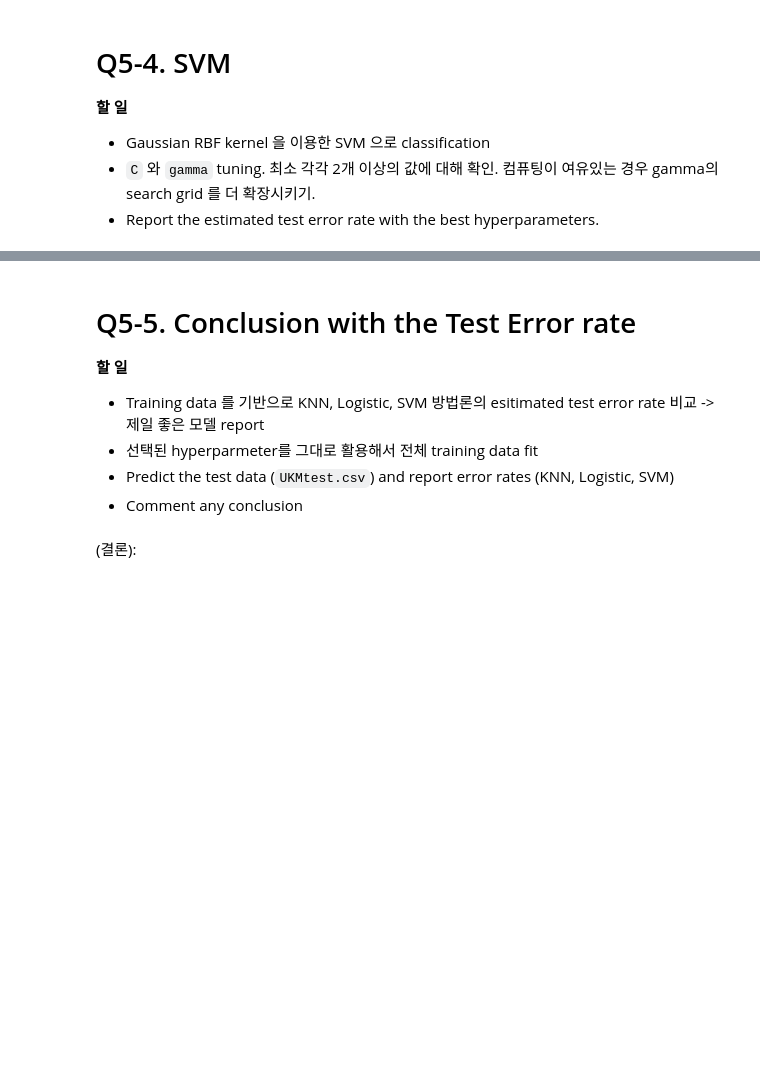
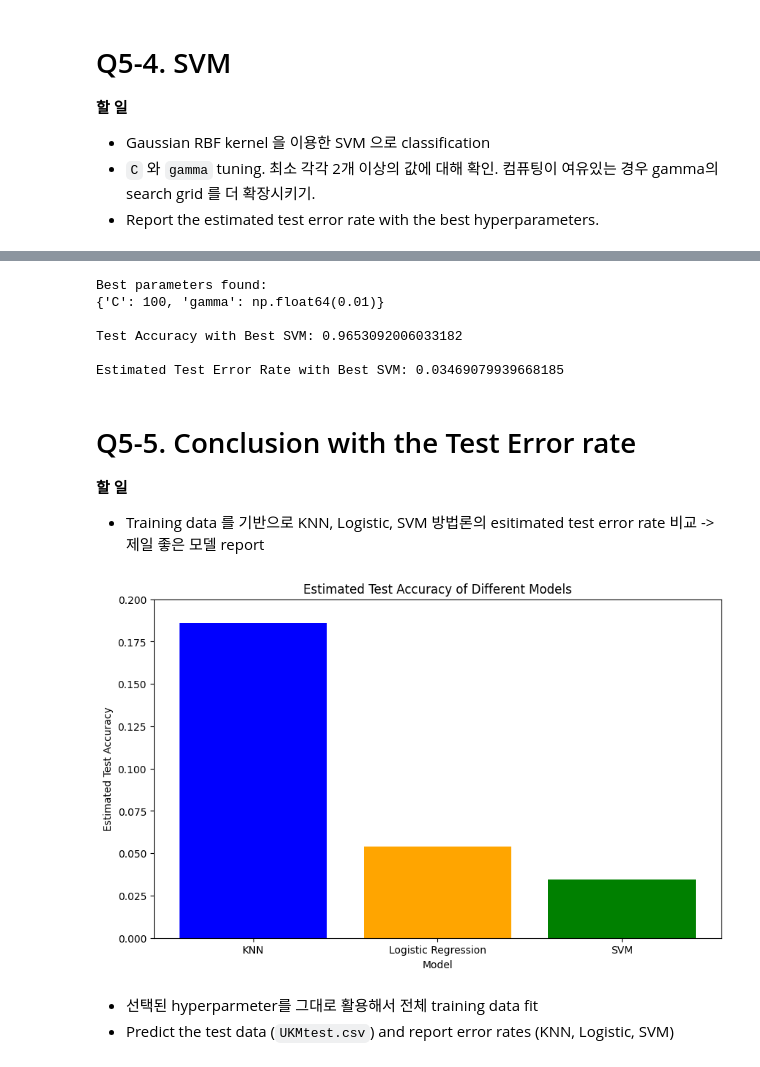
Before and after one commit to jjooki/ML-course-das511, a Jupyter notebook: exam/Exam-1.ipynb, the cells around one changed output, grey strips where cells are left out. Cells and saved outputs as stored; diff of their text form; code cells hidden in the pictures; blank space fills up the shorter version.

```diff
--- a/exam/Exam-1.ipynb
+++ b/exam/Exam-1.ipynb
@@ -255,0 +308,7 @@ Specificity :  [0.9811320754716981, 0.8282828282828283, 0.954954954954955, 0.983
+# %%
+## - 결과 해석 (추론).
+cv_scores_logit = np.array(cv_scores_logit)
+test_accuracy_logit = cv_scores_logit.mean()
+test_error_rate_logit = 1 - test_accuracy_logit
+print("Test Accuracy with Logistic Regression:", test_accuracy_logit)
+print("Estimated Test Error Rate:", test_error_rate_logit)
@@ -265,8 +358,34 @@ Specificity :  [0.9811320754716981, 0.8282828282828283, 0.954954954954955, 0.983
+# %%
+from sklearn.model_selection import GridSearchCV
+
+grid = GridSearchCV(
+    svm,
+    {
+        'C':[0.1,1,10,50,100,200,1000,10000],
+        'gamma': np.logspace(-3, 2, 51)  # Using logspace to cover a range of gamma values
+    },
+    refit=True,
+    cv=cv_DAS,
+    scoring='accuracy'
+)
+grid.fit(X_train_scaled, y_train)
+print("Best parameters found:")
+print(grid.best_params_)
+
+best_svm = grid.best_estimator_
+test_accuracy_svm = grid.best_score_
+test_error_rate_svm = 1 - test_accuracy_svm
+print("\nTest Accuracy with Best SVM:", grid.best_score_)
+print("\nEstimated Test Error Rate with Best SVM:", test_error_rate_svm)
+# %% [output]
+Best parameters found:
+{'C': 100, 'gamma': np.float64(0.01)}
+
+Test Accuracy with Best SVM: 0.9653092006033182
+
+Estimated Test Error Rate with Best SVM: 0.03469079939668185
 # %% [markdown]
 # Q5-5. Conclusion with the Test Error rate
 
 **할 일**
 - Training data 를 기반으로 KNN, Logistic, SVM 방법론의 esitimated test error rate 비교 -> 제일 좋은 모델 report
-- 선택된 hyperparmeter를 그대로 활용해서 전체 training data fit
-- Predict the test data (``UKMtest.csv``) and report error rates (KNN, Logistic, SVM)
-- Comment any conclusion
@@ -276,2 +392,20 @@ Specificity :  [0.9811320754716981, 0.8282828282828283, 0.954954954954955, 0.983
-# %% [markdown]
-(결론):
+# %%
+# Compare the performance of the models
+# Test 에러와 비교.
+estimated_test_accuracy = {
+    "KNN": test_error_rate_knn,
+    "Logistic Regression": test_error_rate_logit,
+    "SVM": test_error_rate_svm,
+}
+plt.figure(figsize=(10, 6))
+plt.bar(estimated_test_accuracy.keys(), estimated_test_accuracy.values(), color=['blue', 'orange', 'green'])
+plt.xlabel('Model')
+plt.ylabel('Estimated Test Accuracy')
+plt.title('Estimated Test Accuracy of Different Models')
+plt.ylim(0, 0.2)
+plt.show()
+# %% [output]
+[figure, added]
+# %% [markdown]
+- 선택된 hyperparmeter를 그대로 활용해서 전체 training data fit
+- Predict the test data (``UKMtest.csv``) and report error rates (KNN, Logistic, SVM)
```
Also changed, not shown: parts of 22 cells of this notebook, 4 other files.
